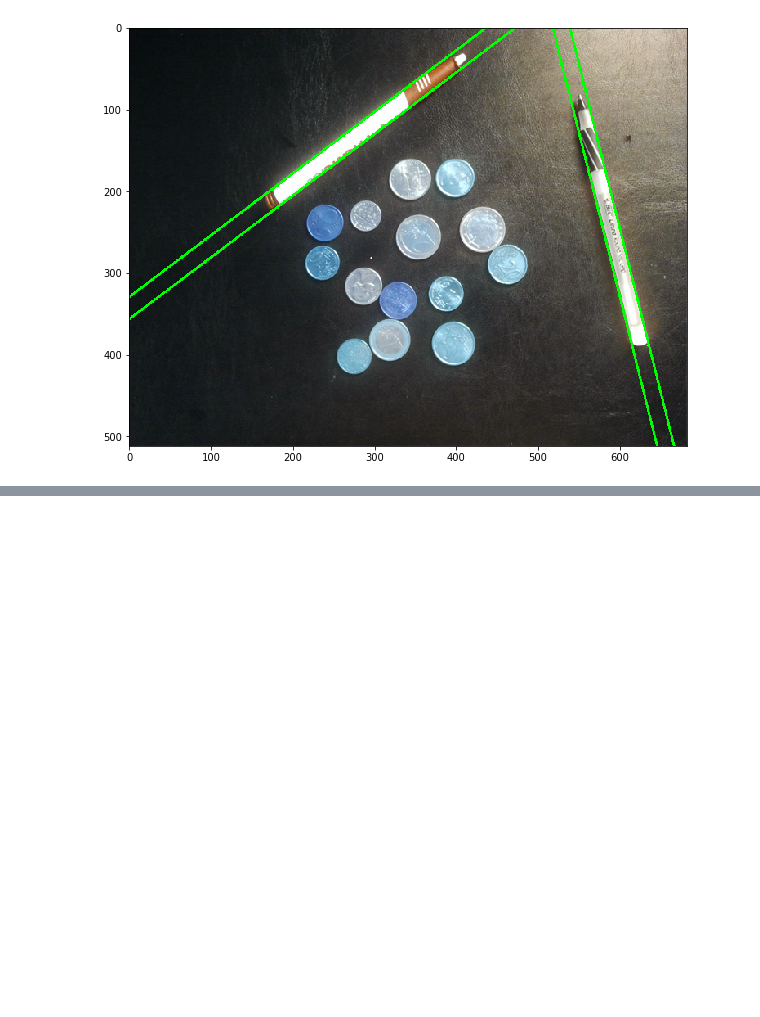
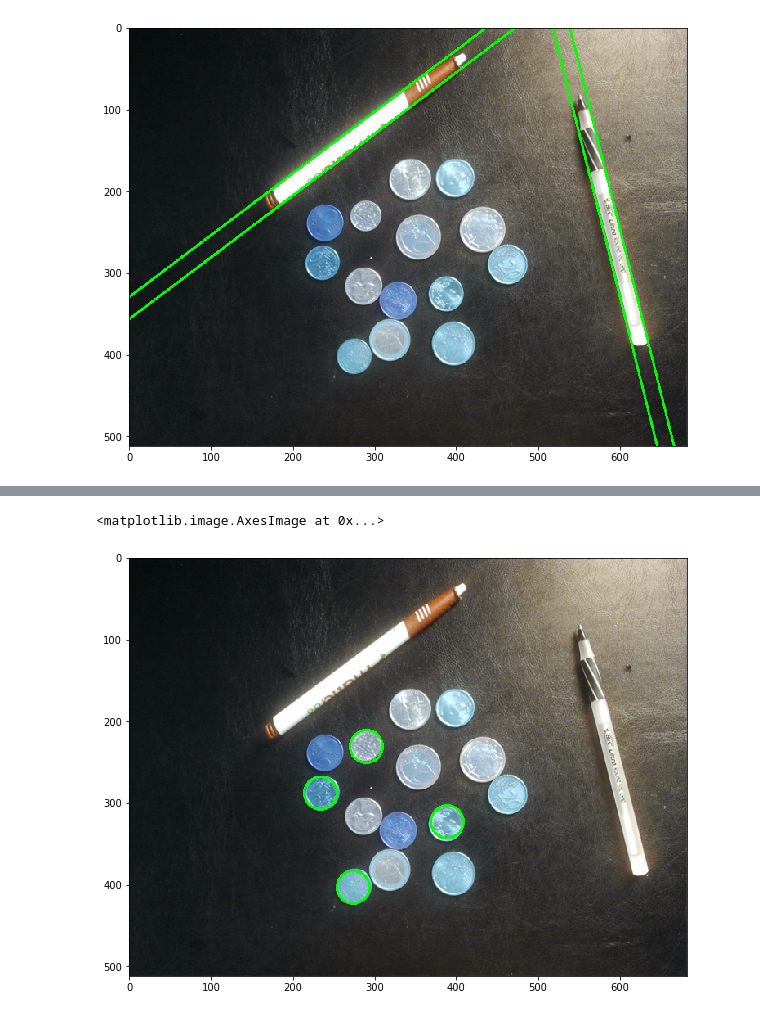
Before and after one commit to 123liuziming/ud810-introduction-to-cv, a Jupyter notebook: problem-set-01/01.ipynb, the cells around one changed output, grey strips where cells are left out. Saved outputs shown, nothing was run; the diff lists cells and outputs as text; code cells hidden in the pictures; blank space fills up the shorter version.

Commit message:
circle hough transform finish

```diff
--- a/problem-set-01/01.ipynb
+++ b/problem-set-01/01.ipynb
@@ -106,3 +98,6 @@ plt.imshow(img_line)
 # %% [output]
 <matplotlib.image.AxesImage at 0x...>
 [figure]
+# %%
+origin_img, img_smooth, img_canny, pic_circle_20, img_circles = solve.Q5(inputPath, outputPath)
+plt.imshow(origin_img)
@@ -108,0 +117,5 @@ plt.imshow(img_line)
+# %%
+plt.imshow(pic_circle_20)
+# %% [output]
+<matplotlib.image.AxesImage at 0x...>
+[figure, added]
```
Also changed, not shown: parts of 5 cells of this notebook, 9 other files.
